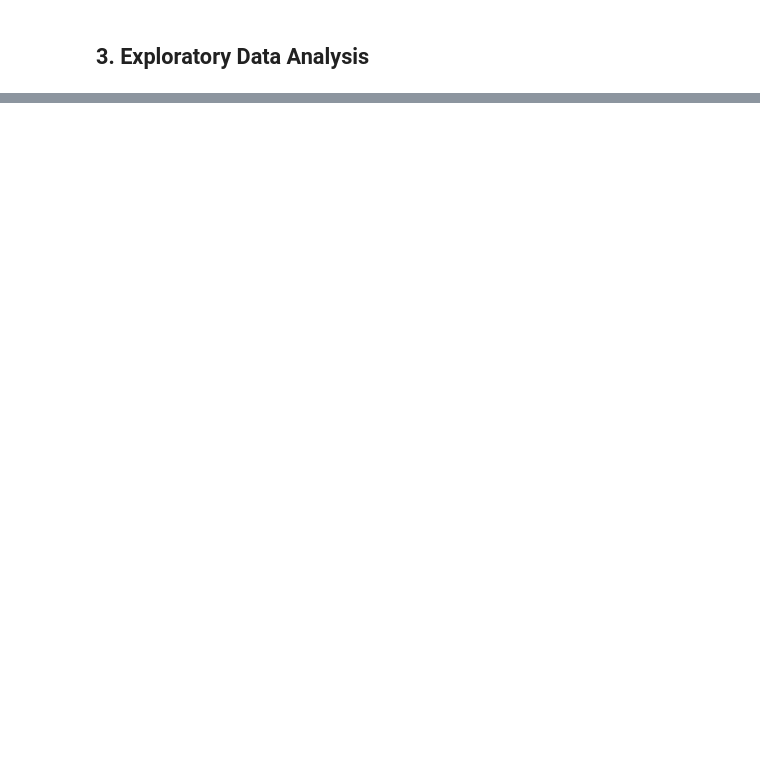
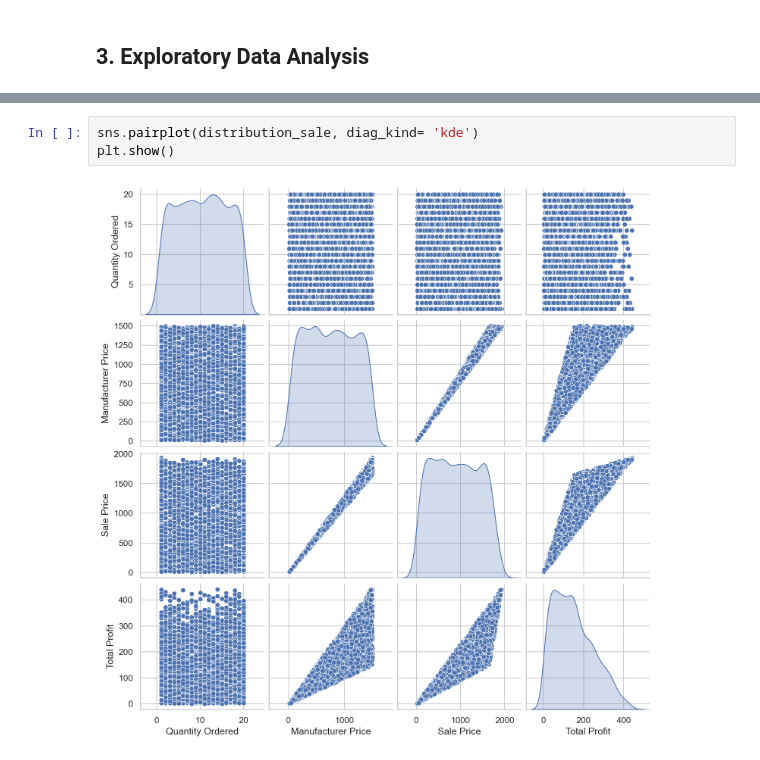
Before and after one commit to hlnetr21354/Future-Retail-Business-Case-Analysis, a Jupyter notebook: notebook/Future_Retail_Data_Cleaning_EDA.ipynb, the cells around one changed output, grey strips where cells are left out. Saved outputs shown, nothing was run; the diff lists cells and outputs as text; blank space fills up the shorter version.

```diff
--- a/notebook/Future_Retail_Data_Cleaning_EDA.ipynb
+++ b/notebook/Future_Retail_Data_Cleaning_EDA.ipynb
@@ -224,0 +339,5 @@ duplicate_customers
+# %%
+sns.pairplot(distribution_sale, diag_kind= 'kde')
+plt.show()
+# %% [output]
+[figure, added]
```
Also changed, not shown: parts of 16 cells of this notebook.
